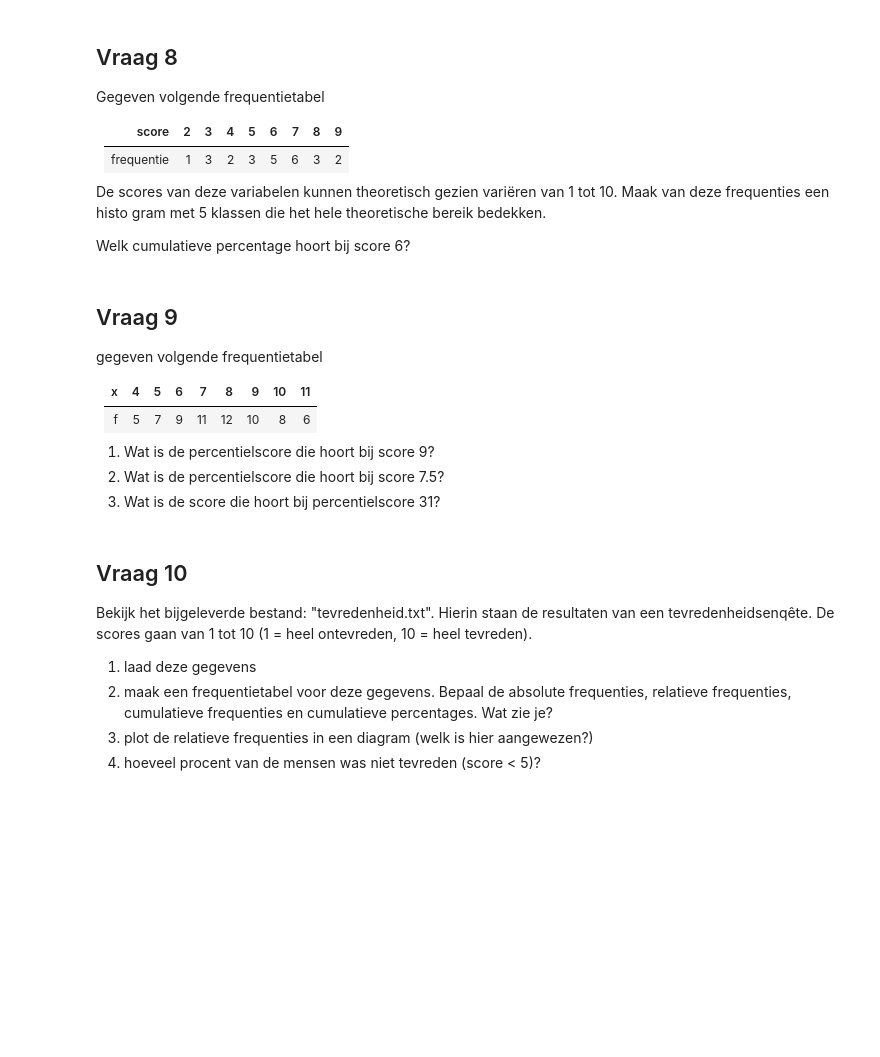
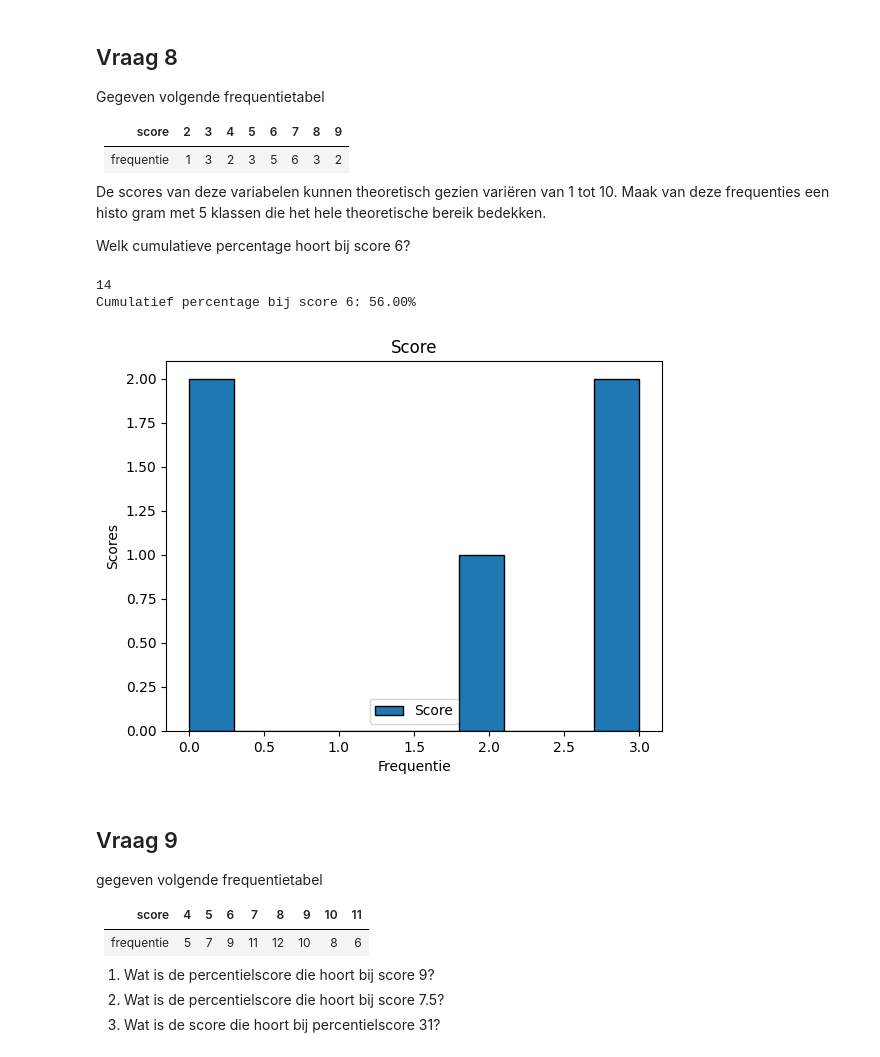
Before and after one commit to runevanbossuyt/PyCharm-Projects-DataScience1, a Jupyter notebook: W16P3/1_Opgaveboek - frequentieverdelingen.ipynb, the cells around one changed output. Cells and saved outputs as stored; diff of their text form; code cells hidden in the pictures; blank space fills up the shorter version.

```diff
--- a/W16P3/1_Opgaveboek - frequentieverdelingen.ipynb
+++ b/W16P3/1_Opgaveboek - frequentieverdelingen.ipynb
@@ -109,11 +217,43 @@ Welk cumulatieve percentage hoort bij score 6?
+# %%
+score = [2, 3, 4, 5, 6, 7, 8, 9]
+frequentie = [1, 3, 2, 3, 5, 6, 3, 2]
+
+df = pd.DataFrame({'score':score, 'frequentie':frequentie})
+
+# Maak een reeks van 0 tot 10 met stappen van 2
+cutpoints = range(0, 11, 2)
+
+klassen = pd.cut(df['frequentie'], bins=cutpoints)
+
+# We kunnen nu de absolute frequenties berekenen van de voorkomens van de waarnemingen in de klassen.
+data = klassen.value_counts().sort_index()
+
+fig, axes = plt.subplots()
+_ = axes.hist(data, edgecolor='black', label='Score')
+_ = axes.set_title('Score')
+_ = axes.set_xlabel('Frequentie')
+_ = axes.set_ylabel('Scores')
+_ = axes.legend()
+
+# Welk cumulatieve percentage hoort bij score 6?
+cum_frequentie = df[df['score'] <= 6]['frequentie'].sum()
+print(cum_frequentie )
+totaal_frequentie = df['frequentie'].sum()
+cum_percentage = cum_frequentie / totaal_frequentie * 100
+
+print(f"Cumulatief percentage bij score 6: {cum_percentage:.2f}%")
+# %% [output]
+14
+Cumulatief percentage bij score 6: 56.00%
+[figure, added]
 # %% [markdown]
 ## Vraag 9
 
 gegeven volgende frequentietabel
 
-| x | 4 | 5 | 6 | 7 | 8 | 9 | 10 | 11
+| score | 4 | 5 | 6 | 7 | 8 | 9 | 10 | 11
 | --- | --- | --- | --- |--- |---  |--- |--- |--- |
-| f | 5 | 7 | 9 | 11 | 12 | 10 | 8 | 6
+| frequentie | 5 | 7 | 9 | 11 | 12 | 10 | 8 | 6
 
 1. Wat is de percentielscore die hoort bij score 9?
 1. Wat is de percentielscore die hoort bij score 7.5?
@@ -123,9 +260,0 @@ gegeven volgende frequentietabel
-# %% [markdown]
-## Vraag 10
-
-Bekijk het bijgeleverde bestand: "tevredenheid.txt".  Hierin staan de resultaten van een tevredenheidsenqête.  De scores gaan van 1 tot 10 (1 = heel ontevreden, 10 = heel tevreden).
-
-1. laad deze gegevens
-1. maak een frequentietabel voor deze gegevens.  Bepaal de absolute frequenties, relatieve frequenties, cumulatieve frequenties en cumulatieve percentages.  Wat zie je?
-1. plot de relatieve frequenties in een diagram (welk is hier aangewezen?)
-1. hoeveel procent van de mensen was niet tevreden (score < 5)?
```
Also changed, not shown: parts of 30 cells of this notebook, 2 other files.
